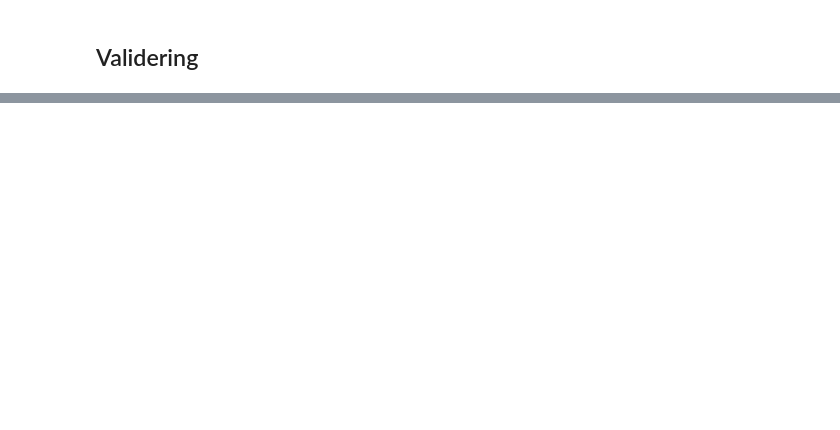
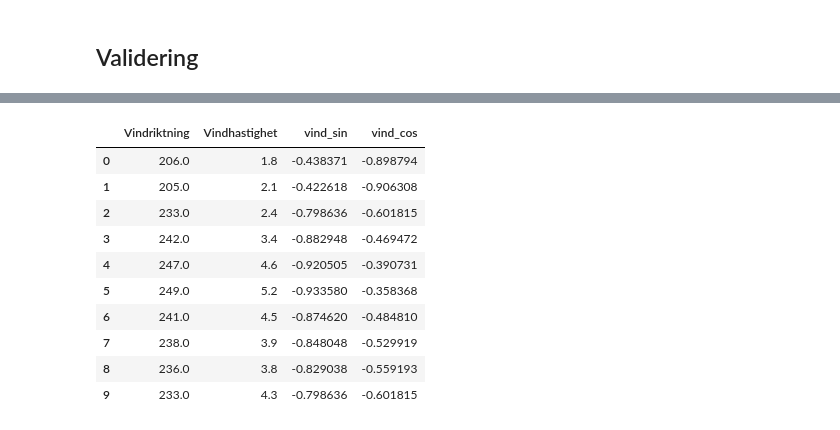
Before and after one commit to JakobWorkingHard/predicting_PM2.5, a Jupyter notebook: notebooks/model_trainval.ipynb, the cells around one changed output, grey strips where cells are left out. Cells and saved outputs as stored; diff of their text form; code cells hidden in the pictures; blank space fills up the shorter version.

```diff
--- a/notebooks/model_trainval.ipynb
+++ b/notebooks/model_trainval.ipynb
@@ -94,0 +139,18 @@ Name: tid, dtype: datetime64[us, Europe/Stockholm]
+# %%
+display(
+    val_df[
+        ["Vindriktning", "Vindhastighet", "vind_sin", "vind_cos"]
+    ].head(10)
+)
+# %% [output]
+|  | Vindriktning | Vindhastighet | vind_sin | vind_cos |
+| 0 | 206.0 | 1.8 | -0.438371 | -0.898794 |
+| 1 | 205.0 | 2.1 | -0.422618 | -0.906308 |
+| 2 | 233.0 | 2.4 | -0.798636 | -0.601815 |
+| 3 | 242.0 | 3.4 | -0.882948 | -0.469472 |
+| 4 | 247.0 | 4.6 | -0.920505 | -0.390731 |
+| 5 | 249.0 | 5.2 | -0.933580 | -0.358368 |
+| 6 | 241.0 | 4.5 | -0.874620 | -0.484810 |
+| 7 | 238.0 | 3.9 | -0.848048 | -0.529919 |
+| 8 | 236.0 | 3.8 | -0.829038 | -0.559193 |
+| 9 | 233.0 | 4.3 | -0.798636 | -0.601815 |
```
Also changed, not shown: parts of 46 cells of this notebook, 1 other file.
